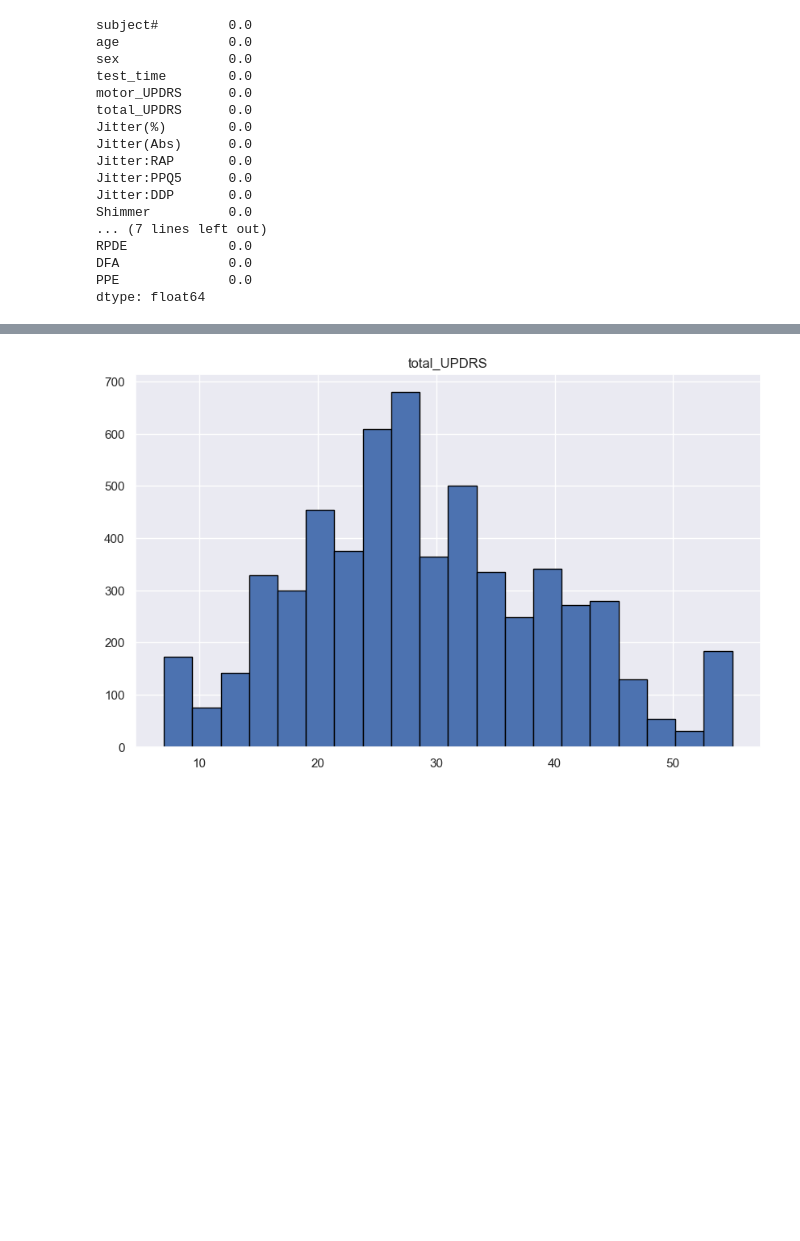
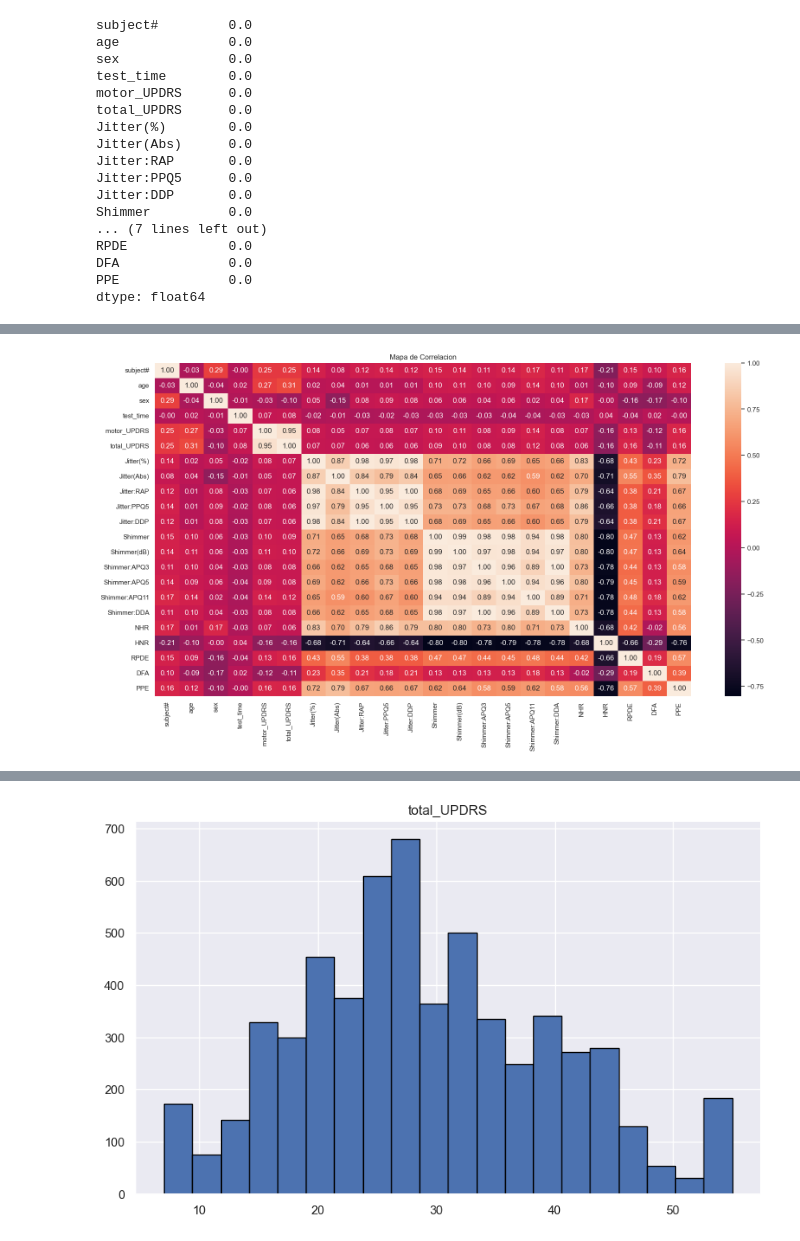
Before and after one commit to ana-vela7/MLOPs, a Jupyter notebook: manipulacion_datos.ipynb, the cells around one changed output, grey strips where cells are left out. Drawn from its saved outputs; the diff is of its cells as text; code cells hidden in the pictures; blank space fills up the shorter version.

```diff
--- a/manipulacion_datos.ipynb
+++ b/manipulacion_datos.ipynb
@@ -79,3 +79,7 @@ RPDE             0.0
 DFA              0.0
 PPE              0.0
 dtype: float64
+# %%
+#Eliminar valores nulos
+df.dropna(inplace=True)
+df
@@ -81,0 +100,11 @@ dtype: float64
+# %%
+#Obteniedo correlacion entre las variables
+numericas = df.select_dtypes(exclude='object')
+matriz_correlacion = numericas.corr()
+
+plt.figure(figsize=(20, 10))
+sns.heatmap (matriz_correlacion, annot=True, fmt=".2f")
+plt.title('Mapa de Correlacion')
+plt.show()
+# %% [output]
+[figure, added]
```
Also changed, not shown: parts of 8 cells of this notebook.
